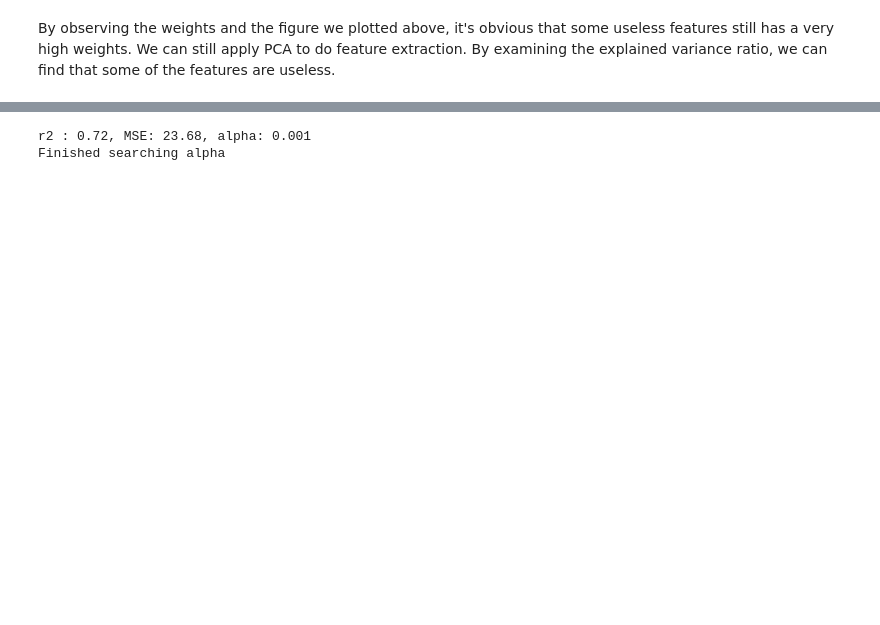
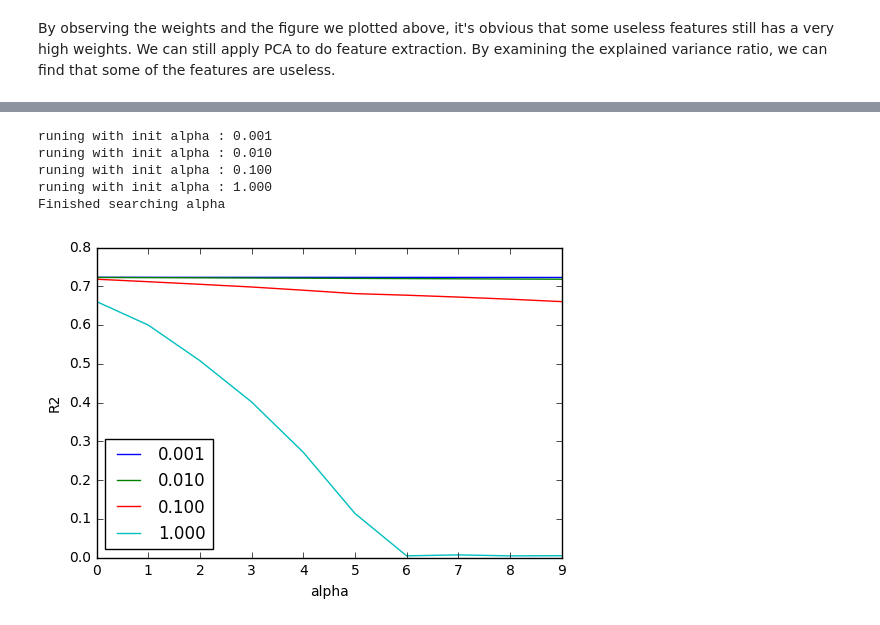
Before and after one commit to LemonATsu/iPynb-Lasso-Regressor, a Jupyter notebook: Lab05_102062207.ipynb, the cells around one changed output, grey strips where cells are left out. Cells and saved outputs as stored; diff of their text form; code cells hidden in the pictures; blank space fills up the shorter version.

```diff
--- a/Lab05_102062207.ipynb
+++ b/Lab05_102062207.ipynb
@@ -150,9 +143,16 @@ By examining the explained variance ratio, we can find that some of the features
 # %%
 from sklearn.decomposition import PCA
 
-pca = PCA(n_components=13)
+pca = PCA(n_components=5)
 pca.fit(X_train)
 X_pca = pca.transform(X_train)
 
 print(pca.explained_variance_ratio_)
+
+llr = LassoRegressor(eta=0.001,alpha=0.001, n_iter=500)
+llr = llr.fit(X_pca, y_train)
+
+y_train_pred = llr.predict(X_pca)
+print('MSE train: %.2f' % (mean_squared_error(y_train, y_train_pred)))
+print('R^2 train: %.2f' % (r2_score(y_train, y_train_pred)))
 # %% [output]
@@ -167,40 +167,62 @@ eta = 0.001
 r2_best = 0.5
 mse_best = 40
 max_iter = 3000
-max_alpha = 20
+alphas = [0.001, 0.01, 0.1, 1]
 max_comps = 13
 
 candidates = []
+r2_lists = []
+mse_lists = []
+a_lists = []
 
-while a <= max_alpha:
+for a in alphas:
+    print("runing with init alpha : %.3f" % (a))
 
-    X_tune_train, X_val, y_tune_train, y_val = train_test_split(
-    X_train, y_train, test_size=0.4, random_state=1)
-    X_tune_train = X_val = X_train
-    y_tune_train = y_val = y_train
+    a_list = []
+    r2_list = []
+    mse_list = []
+    inc = a
+    for i in range(0, 10):
 
-    llr = LassoRegressor(eta=eta, alpha=a, n_iter=max_iter)
-    llr = llr.fit(X_tune_train, y_tune_train)
+        X_tune_train, X_val, y_tune_train, y_val = train_test_split(
+        X_train, y_train, test_size=0.4, random_state=1)
+        X_tune_train = X_val = X_train
+        y_tune_train = y_val = y_train
 
-    y_val_pred = llr.predict(X_val)
-    r2  = r2_score(y_val, y_val_pred)
-    mse = mean_squared_error(y_val, y_val_pred)
+        llr = LassoRegressor(eta=eta, alpha=a, n_iter=max_iter)
+        llr = llr.fit(X_tune_train, y_tune_train)
 
-    if mse < mse_best or r2 > r2_best :
-        print('r2 : %.2f, MSE: %.2f, alpha: %.3f' %(r2, mse, a))
-        r2_best = r2
-        mse_best = mse
+        y_val_pred = llr.predict(X_val)
+        r2  = r2_score(y_val, y_val_pred)
+        mse = mean_squared_error(y_val, y_val_pred)
 
-        candidate = {'model' : llr, 'alpha' : a, 'mse' : mse, 'r2' : r2}
-        candidates.append(candidate)
+        a_list.append(a)
+        r2_list.append(r2)
+        mse_list.append(mse)
 
-    if a < 0.01  : a += 0.001
-    elif a < 0.1 : a += 0.01
-    elif a < 1   : a += 0.1
-    elif a < 10  : a += 0.2
-    else         : a += 0.4
+        a += inc
+    a_lists.append(a_list)
+    r2_lists.append(r2_list)
+    mse_lists.append(mse_list)
 
 print('Finished searching alpha')
 # %% [output]
-r2 : 0.72, MSE: 23.68, alpha: 0.001
+runing with init alpha : 0.001
+runing with init alpha : 0.010
+runing with init alpha : 0.100
+runing with init alpha : 1.000
 Finished searching alpha
+# %%
+a = 0.001
+for l in r2_lists:
+    a_alpha = "%.3f" % a
+    plt.plot(range(0,10), l, label=a_alpha)
+    a *= 10
+
+plt.ylabel('R2')
+plt.xlabel('alpha')
+plt.legend(loc='best')
+plt.savefig('./output/fig-alpha-plot-r2', dpi=300)
+plt.show()
+# %% [output]
+[figure, added]
```
Also changed, not shown: parts of 9 cells of this notebook.
